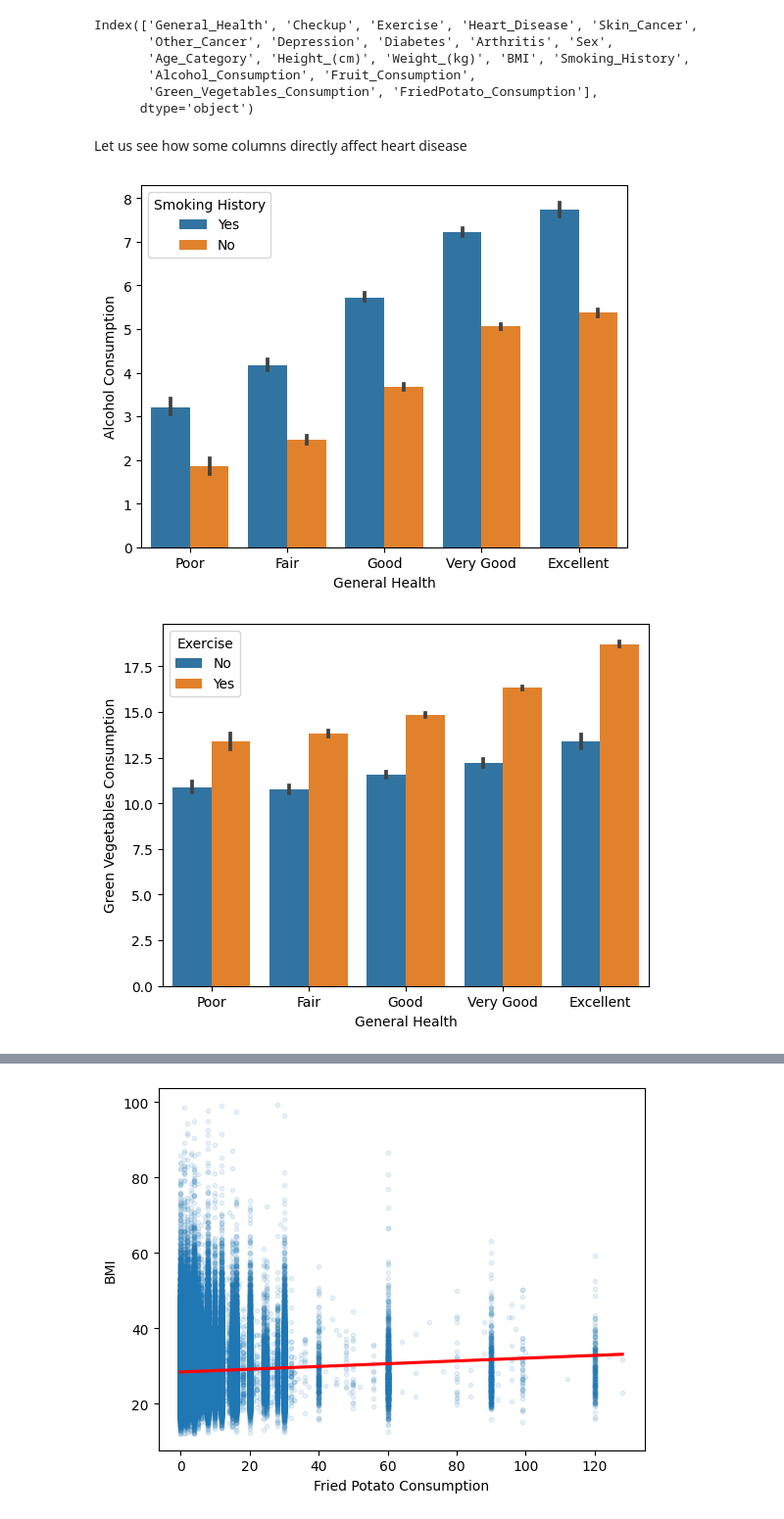
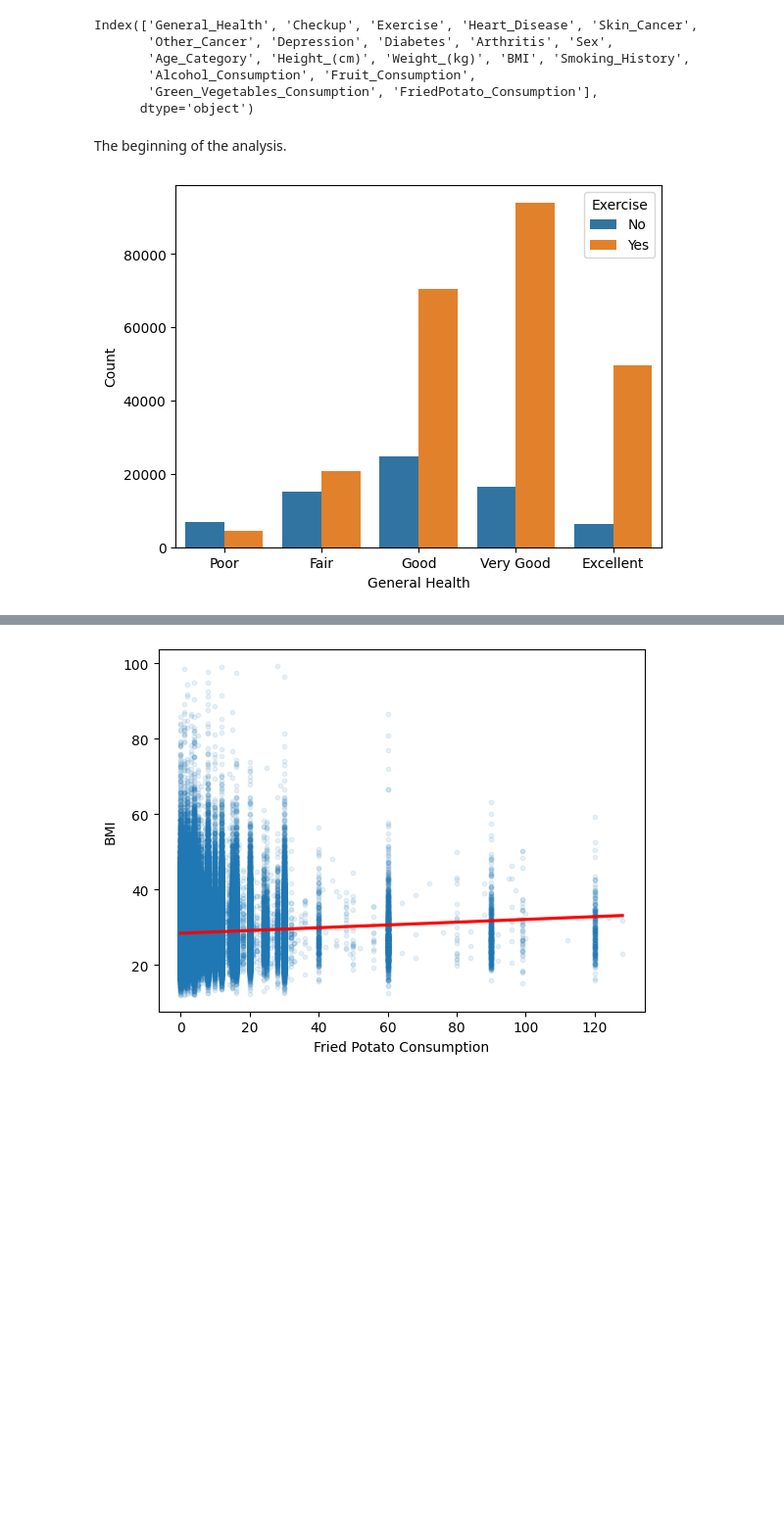
Before and after one commit to Kowallskiy/Cardiovascular-Disease-Risk-Prediction, a Jupyter notebook: Data_Analysis.ipynb, the cells around one changed output, grey strips where cells are left out. Shown: that part at 98% size. Drawn from its saved outputs; the diff is of its cells as text; code cells hidden in the pictures; blank space fills up the shorter version.

Commit message:
polished the code and added new figures

```diff
--- a/Data_Analysis.ipynb
+++ b/Data_Analysis.ipynb
@@ -44,21 +45,14 @@ Index(['General_Health', 'Checkup', 'Exercise', 'Heart_Disease', 'Skin_Cancer',
        'Alcohol_Consumption', 'Fruit_Consumption',
        'Green_Vegetables_Consumption', 'FriedPotato_Consumption'],
       dtype='object')
-# %% [markdown]
-Let us see how some columns directly affect heart disease
+# %% [markdown]
+The beginning of the analysis.
 # %%
 general_health_order = ["Poor", "Fair", "Good", "Very Good", "Excellent"]
-sns.barplot(y="Alcohol_Consumption", x="General_Health", data=disease_data, order=general_health_order, hue="Smoking_History")
-plt.ylabel("Alcohol Consumption")
-plt.xlabel("General Health")
-legend_title = "Smoking History"
-plt.legend(title=legend_title)
-plt.show()
 
-sns.barplot(x="General_Health", y="Green_Vegetables_Consumption", data=disease_data, order=general_health_order, hue="Exercise")
-plt.ylabel("Green Vegetables Consumption")
+sns.countplot(x="General_Health", data=disease_data, order=general_health_order, hue="Exercise")
+plt.ylabel("Count")
 plt.xlabel("General Health")
 plt.show()
 # %% [output]
-[figure, old version]
+[figure, new version]
-[figure, removed]
```
Also changed, not shown: parts of 4 cells of this notebook, 6 other files.
